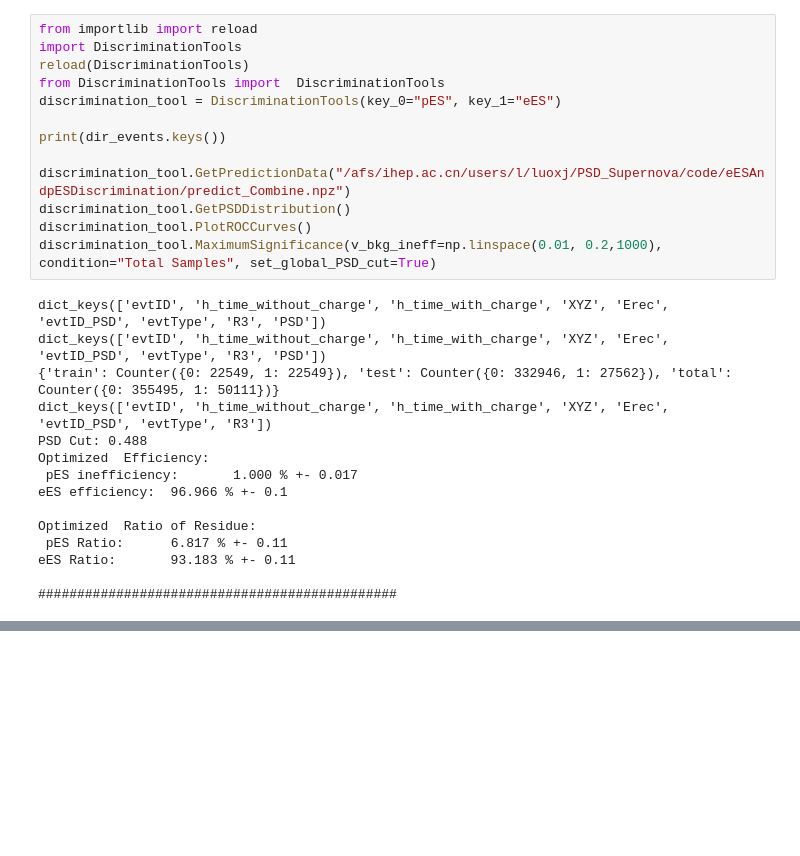
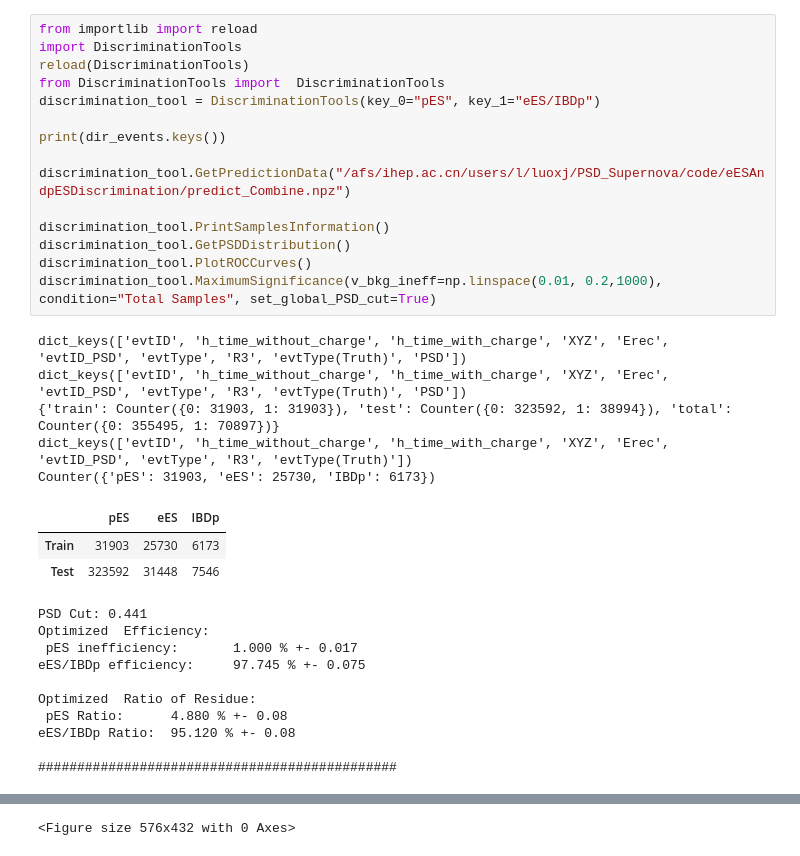
Before and after one commit to jack595/sk_DSNB, a Jupyter notebook: PSD_Supernova/code/eESAndpESDiscrimination/StudyPredictOutput.ipynb, the cells around one changed output, grey strips where cells are left out. Cells and saved outputs as stored; diff of their text form; blank space fills up the shorter version.

```diff
--- a/PSD_Supernova/code/eESAndpESDiscrimination/StudyPredictOutput.ipynb
+++ b/PSD_Supernova/code/eESAndpESDiscrimination/StudyPredictOutput.ipynb
@@ -43,30 +44,37 @@ plt.legend()
 # %%
 from importlib import reload
 import DiscriminationTools
 reload(DiscriminationTools)
 from DiscriminationTools import  DiscriminationTools
-discrimination_tool = DiscriminationTools(key_0="pES", key_1="eES")
+discrimination_tool = DiscriminationTools(key_0="pES", key_1="eES/IBDp")
 
 print(dir_events.keys())
 
 discrimination_tool.GetPredictionData("/afs/ihep.ac.cn/users/l/luoxj/PSD_Supernova/code/eESAndpESDiscrimination/predict_Combine.npz")
+
+discrimination_tool.PrintSamplesInformation()
 discrimination_tool.GetPSDDistribution()
 discrimination_tool.PlotROCCurves()
 discrimination_tool.MaximumSignificance(v_bkg_ineff=np.linspace(0.01, 0.2,1000), condition="Total Samples", set_global_PSD_cut=True)
 # %% [output]
-dict_keys(['evtID', 'h_time_without_charge', 'h_time_with_charge', 'XYZ', 'Erec', 'evtID_PSD', 'evtType', 'R3', 'PSD'])
-dict_keys(['evtID', 'h_time_without_charge', 'h_time_with_charge', 'XYZ', 'Erec', 'evtID_PSD', 'evtType', 'R3', 'PSD'])
-{'train': Counter({0: 22549, 1: 22549}), 'test': Counter({0: 332946, 1: 27562}), 'total': Counter({0: 355495, 1: 50111})}
-dict_keys(['evtID', 'h_time_without_charge', 'h_time_with_charge', 'XYZ', 'Erec', 'evtID_PSD', 'evtType', 'R3'])
-PSD Cut: 0.488
-Optimized  Efficiency:
- pES inefficiency:       1.000 % +- 0.017
-eES efficiency:  96.966 % +- 0.1
-
-Optimized  Ratio of Residue:
- pES Ratio:      6.817 % +- 0.11
-eES Ratio:       93.183 % +- 0.11
-
-##############################################
+dict_keys(['evtID', 'h_time_without_charge', 'h_time_with_charge', 'XYZ', 'Erec', 'evtID_PSD', 'evtType', 'R3', 'evtType(Truth)', 'PSD'])
+dict_keys(['evtID', 'h_time_without_charge', 'h_time_with_charge', 'XYZ', 'Erec', 'evtID_PSD', 'evtType', 'R3', 'evtType(Truth)', 'PSD'])
+{'train': Counter({0: 31903, 1: 31903}), 'test': Counter({0: 323592, 1: 38994}), 'total': Counter({0: 355495, 1: 70897})}
+dict_keys(['evtID', 'h_time_without_charge', 'h_time_with_charge', 'XYZ', 'Erec', 'evtID_PSD', 'evtType', 'R3', 'evtType(Truth)'])
+Counter({'pES': 31903, 'eES': 25730, 'IBDp': 6173})
+|  | pES | eES | IBDp |
+| Train | 31903 | 25730 | 6173 |
+| Test | 323592 | 31448 | 7546 |
+PSD Cut: 0.441
+Optimized  Efficiency:
+ pES inefficiency:       1.000 % +- 0.017
+eES/IBDp efficiency:     97.745 % +- 0.075
+
+Optimized  Ratio of Residue:
+ pES Ratio:      4.880 % +- 0.08
+eES/IBDp Ratio:  95.120 % +- 0.08
+
+##############################################
 [drawing not drawn]
 [drawing not drawn]
+<Figure size 576x432 with 0 Axes>
```
Also changed, not shown: parts of 4 cells of this notebook, 17 other files.
